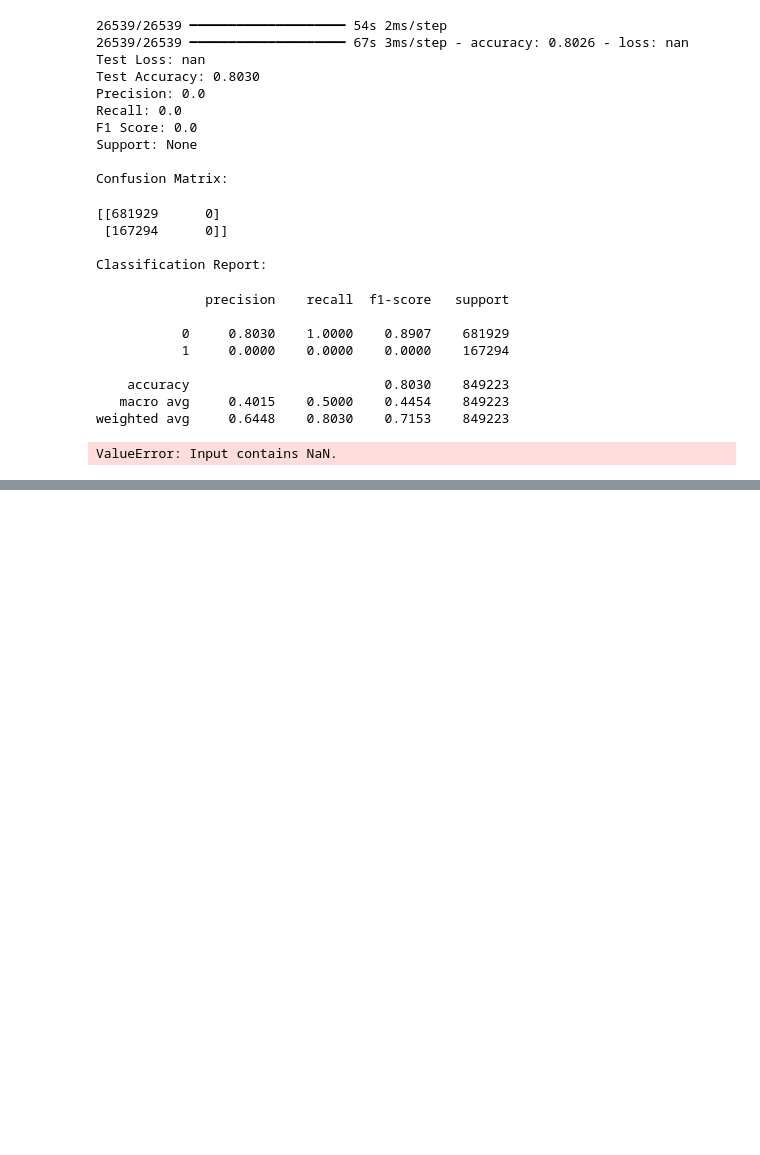
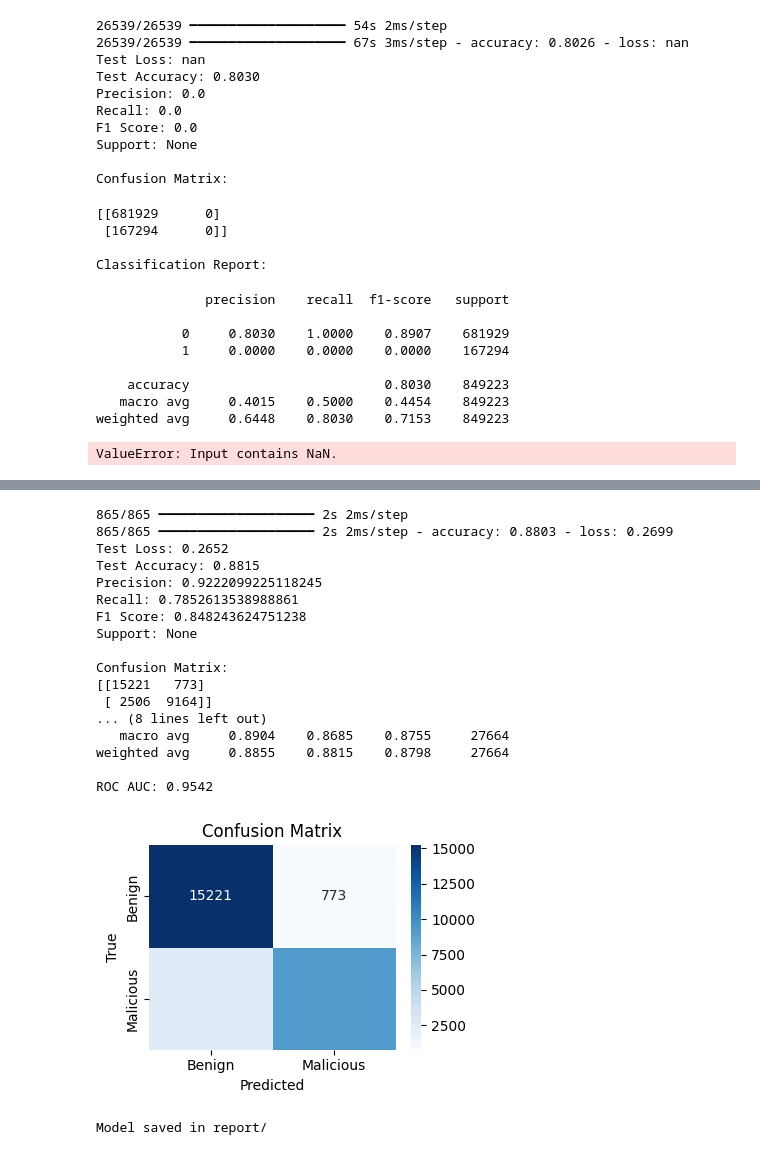
Before and after one commit to Rish4bh0/ECE5565-ML-DL, a Jupyter notebook: mini_cnn_session_baseline.ipynb, the cells around one changed output, grey strips where cells are left out. Cells and saved outputs as stored; diff of their text form; code cells hidden in the pictures; blank space fills up the shorter version.

Commit message:
cnn and clstm work on ctu13 data now, but not on CICIDS2017

```diff
--- a/mini_cnn_session_baseline.ipynb
+++ b/mini_cnn_session_baseline.ipynb
@@ -348,0 +359,18 @@ print("\nTrain:", X_train3.shape, "Test:", X_test3.shape)
+# %%
+# 16 CTU13 set testing training
+
+#this version is modified in terms of shape so that we can use it on the CICIDS2017 data set
+cnn_model3 = Sequential()
+cnn_model3.add(layers.Conv1D(filters=64, kernel_size=3, activation='relu', input_shape=(57, 1)))
+cnn_model3.add(layers.MaxPooling1D(pool_size=2))
+cnn_model3.add(layers.Conv1D(128, 3, activation='relu'))
+cnn_model3.add(layers.MaxPooling1D(pool_size=2))
+cnn_model3.add(layers.GlobalAveragePooling1D())
+cnn_model3.add(layers.Flatten())
+cnn_model3.add(layers.Dense(128, activation='relu'))
+cnn_model3.add(layers.Dense(1, activation='sigmoid'))
+
+cnn_model3.compile(optimizer='adam',
+              loss='binary_crossentropy',
+              metrics=['accuracy'])
+cnn_model3.fit(X_train3, y_train3, epochs=10, batch_size=32)
@@ -348,0 +399,56 @@ print("\nTrain:", X_train3.shape, "Test:", X_test3.shape)
+# %%
+# 17 CTU13 set testing evaluation
+
+y_pred_proba3 = cnn_model3.predict(X_test3)
+y_pred3 = (y_pred_proba3 > 0.5).astype(int)
+loss, accuracy = cnn_model3.evaluate(X_test3, y_test3, verbose=1)
+precision, recall, fscore, support = precision_recall_fscore_support(y_test3, y_pred3, average='binary')
+
+print(f"Test Loss: {loss:.4f}")
+print(f"Test Accuracy: {accuracy:.4f}")
+print(f"Precision: {precision}")
+print(f"Recall: {recall}")
+print(f"F1 Score: {fscore}")
+print(f"Support: {support}")
+
+print("\nConfusion Matrix:")
+print(confusion_matrix(y_test3, y_pred3))
+print("\nClassification Report:")
+print(classification_report(y_test3, y_pred3, digits=4))
+print("ROC AUC:", round(roc_auc_score(y_test3, y_pred_proba3), 4))
+
+cm = confusion_matrix(y_test3, y_pred3)
+plt.figure(figsize=(4,3))
+sns.heatmap(cm, annot=True, fmt="d", cmap="Blues",
+            xticklabels=["Benign", "Malicious"],
+            yticklabels=["Benign", "Malicious"])
+plt.title("Confusion Matrix")
+plt.xlabel("Predicted")
+plt.ylabel("True")
+plt.tight_layout()
+plt.show()
+# %% [output]
+865/865 ━━━━━━━━━━━━━━━━━━━━ 2s 2ms/step
+865/865 ━━━━━━━━━━━━━━━━━━━━ 2s 2ms/step - accuracy: 0.8803 - loss: 0.2699
+Test Loss: 0.2652
+Test Accuracy: 0.8815
+Precision: 0.9222099225118245
+Recall: 0.7852613538988861
+F1 Score: 0.848243624751238
+Support: None
+
+Confusion Matrix:
+[[15221   773]
+ [ 2506  9164]]
+... (8 lines left out)
+   macro avg     0.8904    0.8685    0.8755     27664
+weighted avg     0.8855    0.8815    0.8798     27664
+
+ROC AUC: 0.9542
+[figure, added]
+# %%
+# 18 Save CTU13 model
+cnn_model3.save("report/cnn3_session_model.keras")
+print("\nModel saved in report/")
+# %% [output]
+Model saved in report/
```
Also changed, not shown: parts of 2 cells of this notebook, 1 other file.
